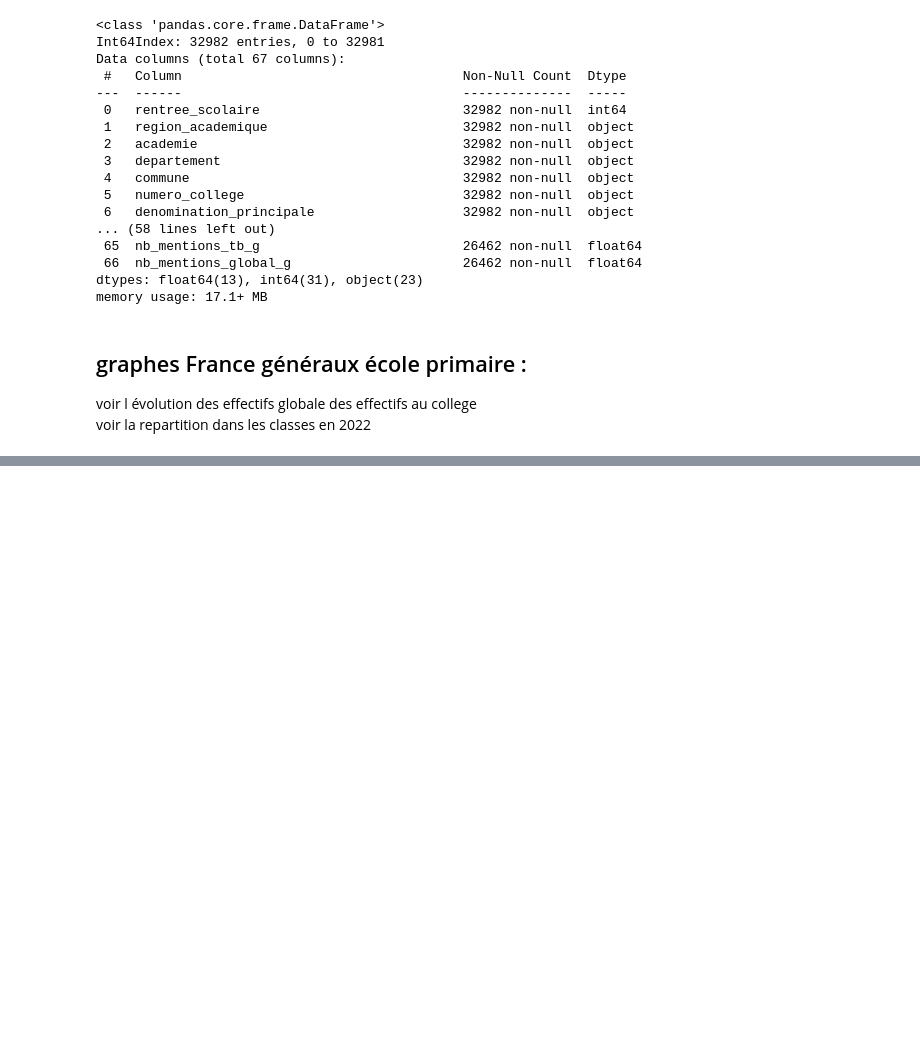
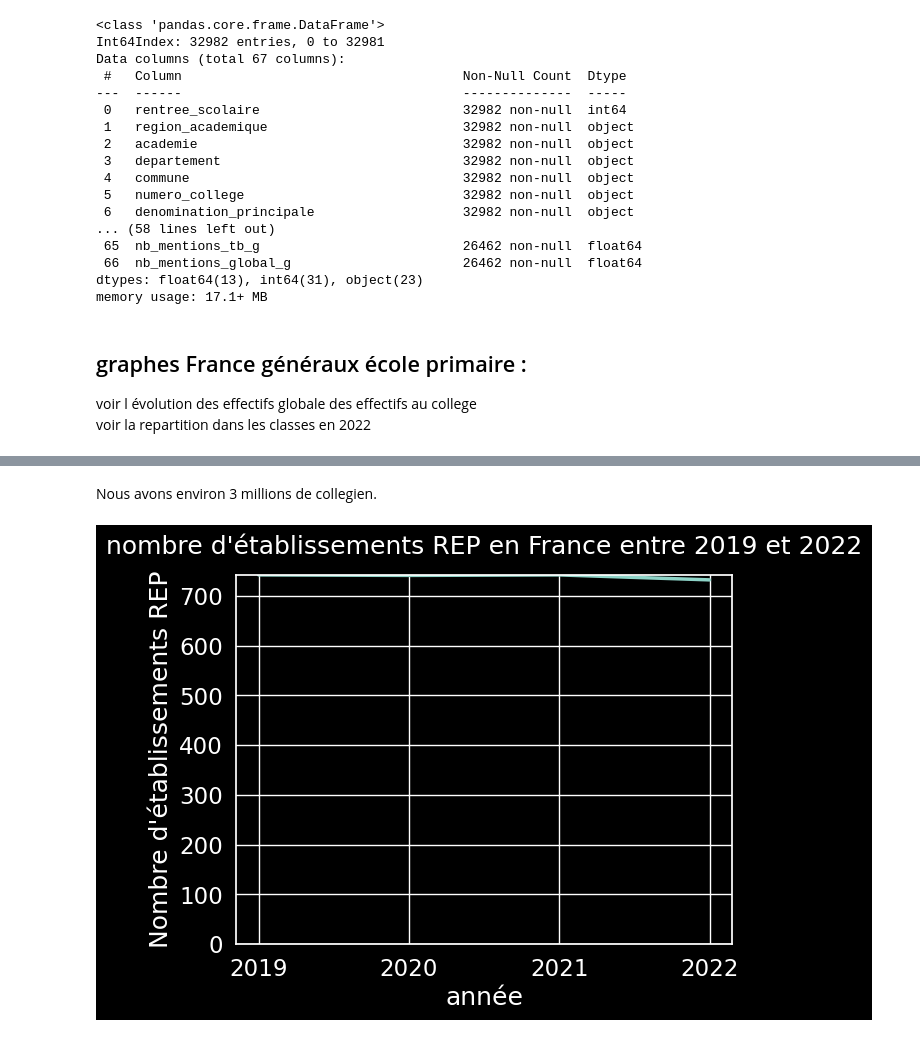
Before and after one commit to barrmath/data_educ, a Jupyter notebook: college_nettoyage_et_analyse.ipynb, the cells around one changed output, grey strips where cells are left out. Saved outputs shown, nothing was run; the diff lists cells and outputs as text; code cells hidden in the pictures; blank space fills up the shorter version.

```diff
--- a/college_nettoyage_et_analyse.ipynb
+++ b/college_nettoyage_et_analyse.ipynb
@@ -123,0 +189,2 @@ voir la repartition dans les classes en 2022<br>
+# %% [markdown]
+Nous avons environ 3 millions de collegien.
@@ -123,0 +193,11 @@ voir la repartition dans les classes en 2022<br>
+# %%
+fig,ax = plt.subplots()
+sns.lineplot(data=france_college,x='rentree_scolaire',y='rep',ax=ax)
+ax.xaxis.set_major_locator(MaxNLocator(integer=True))
+ax.set_title("nombre d'établissements REP en France entre 2019 et 2022",pad=15)
+ax.set_xlabel("année")
+ax.set_ylabel("Nombre d'établissements REP")
+ax.set_ylim(0)
+plt.show()
+# %% [output]
+[figure, added]
```
Also changed, not shown: parts of 9 cells of this notebook.
